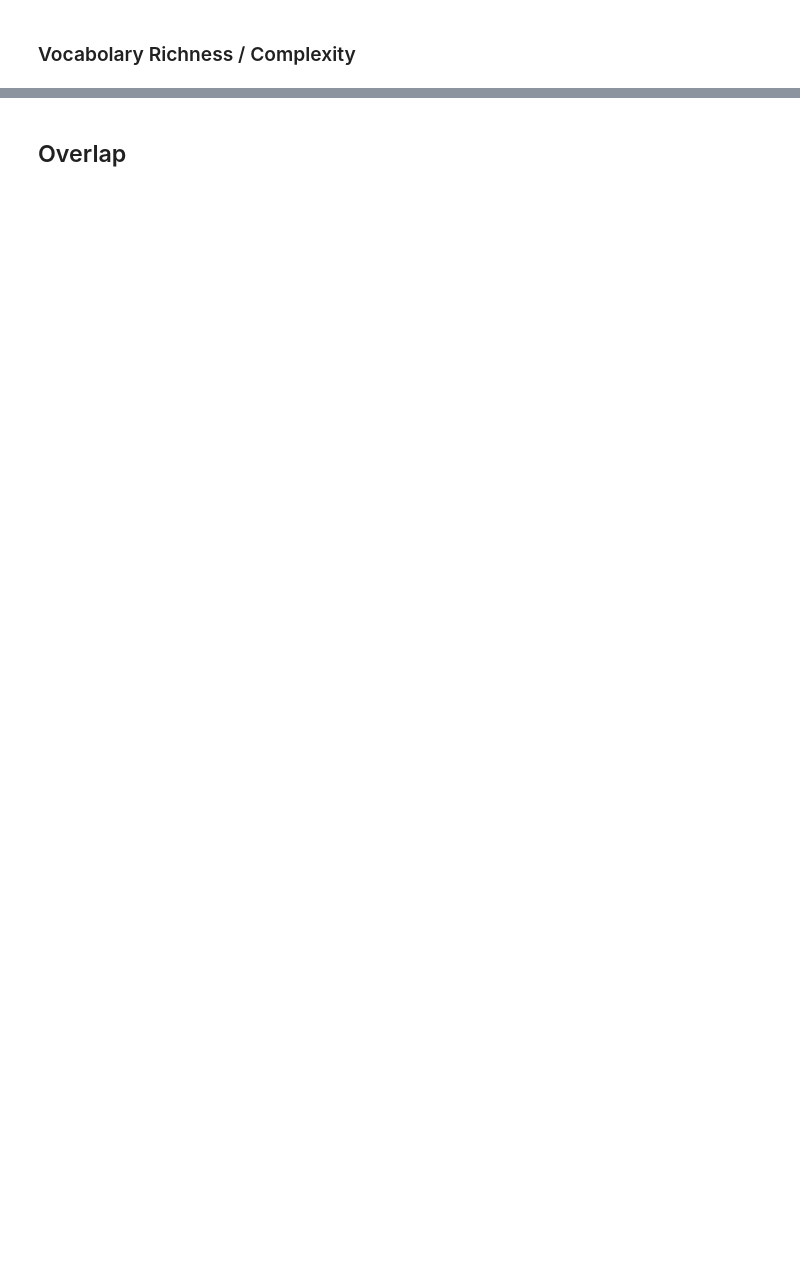
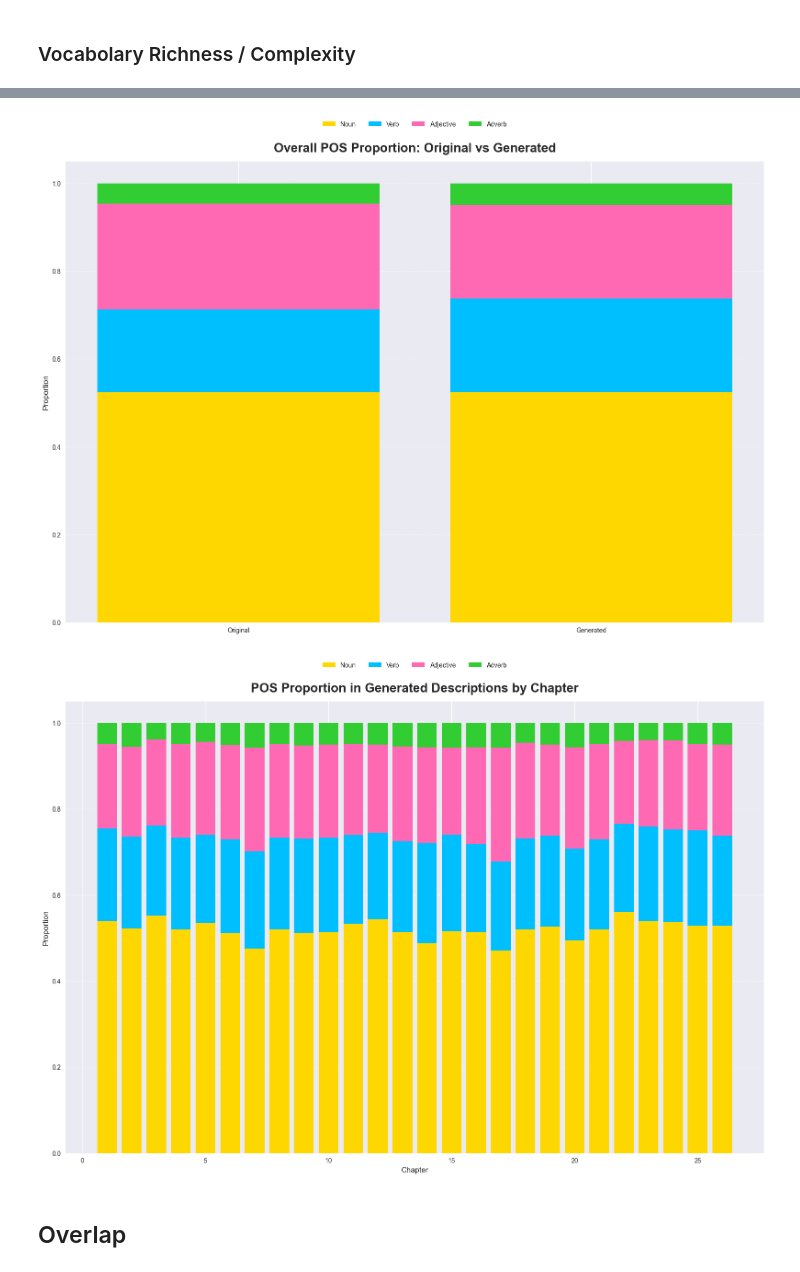
Before and after one commit to marcolomele/vectorization-ICD11, a Jupyter notebook: Data/data-analysis.ipynb, the cells around one changed output, grey strips where cells are left out. Drawn from its saved outputs; the diff is of its cells as text; code cells hidden in the pictures; blank space fills up the shorter version.

Commit message:
progress in data analysis

```diff
--- a/Data/data-analysis.ipynb
+++ b/Data/data-analysis.ipynb
@@ -133,2 +607,7 @@ density_df = create_preprocessed_columns(
+# %%
+pos_analysis_pipeline(density_df)
+# %% [output]
+[figure, added]
+[figure, added]
 # %% [markdown]
 ## Overlap
```
Also changed, not shown: parts of 11 cells of this notebook, 3 other files.
